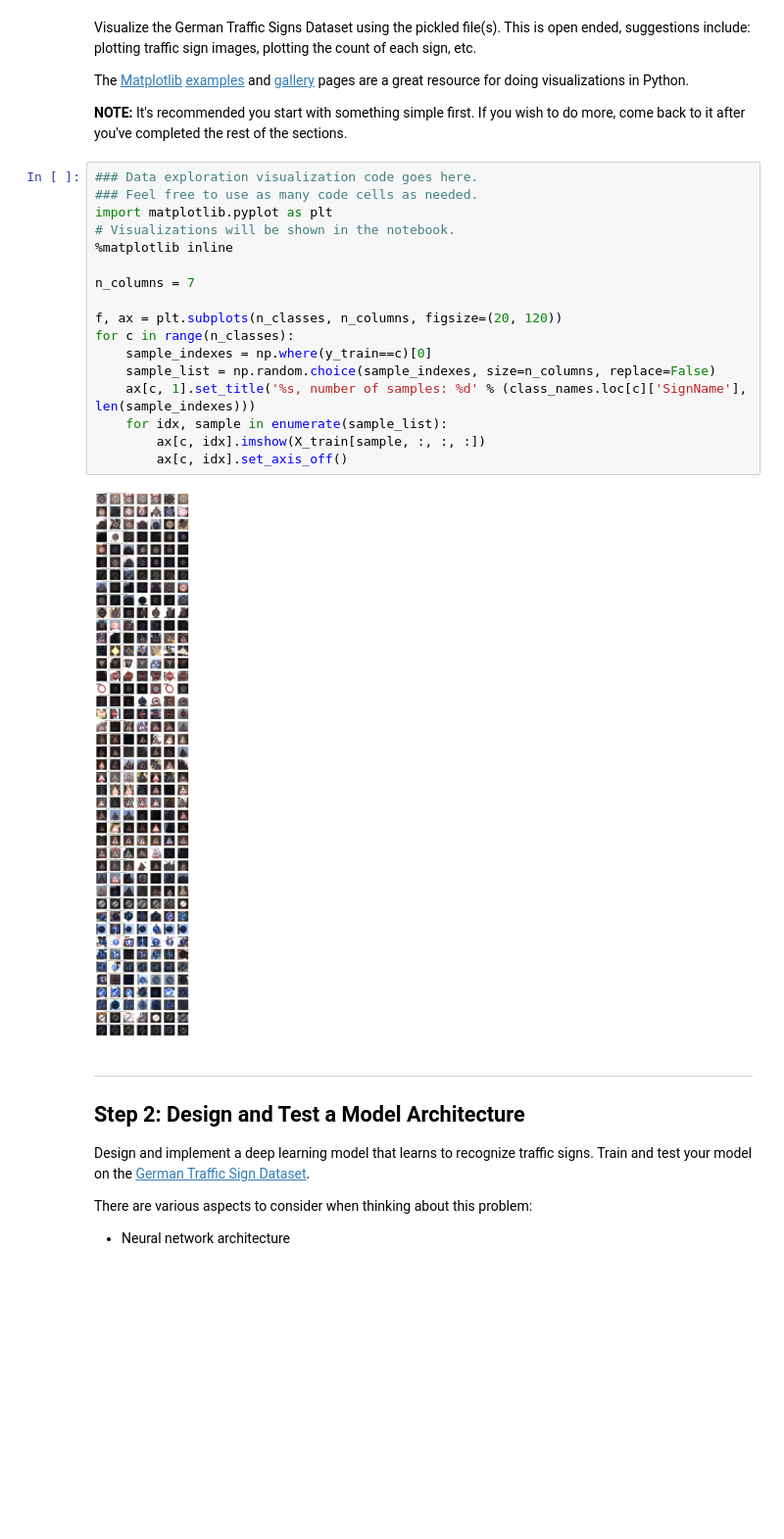
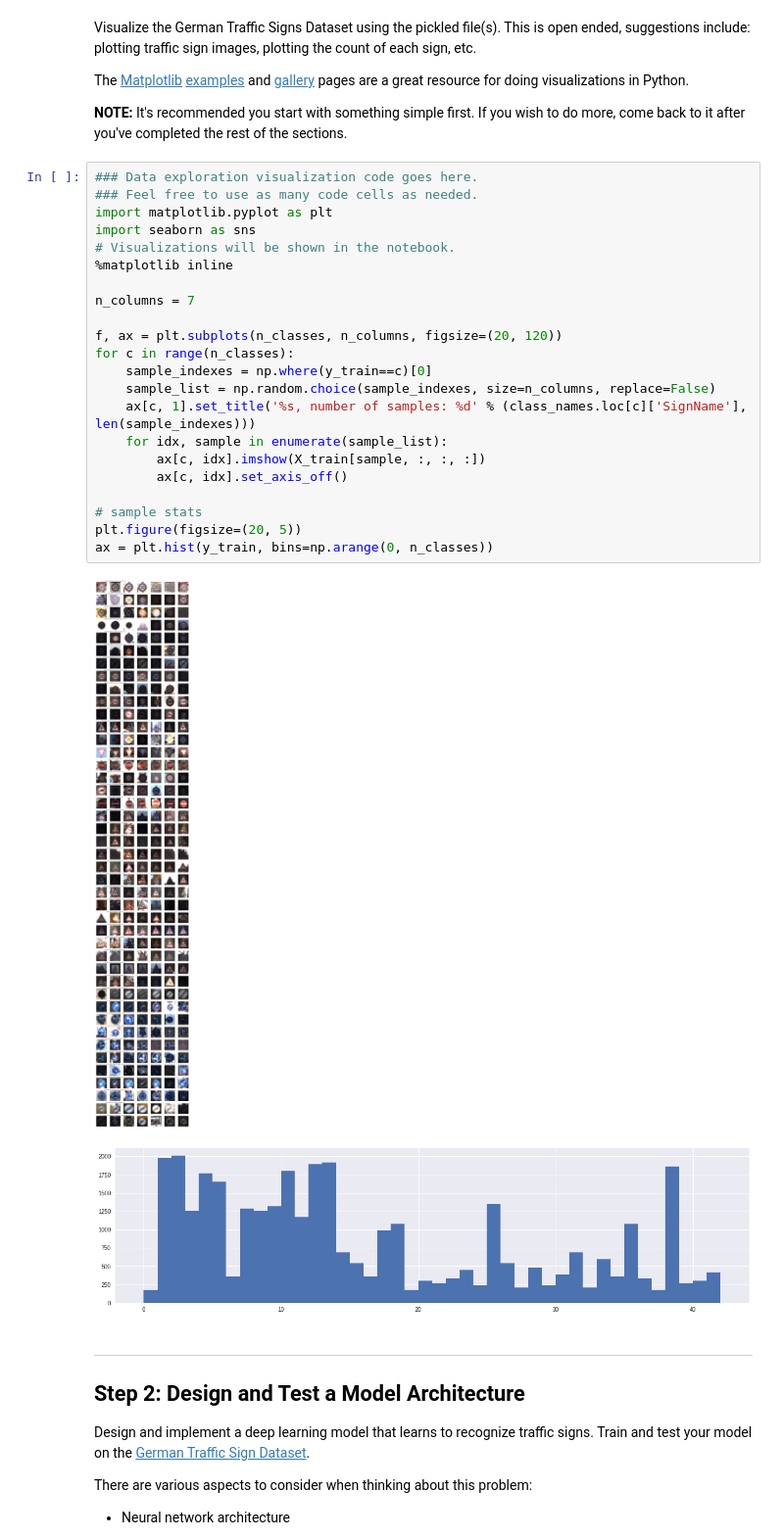
Before and after one commit to AlbertSadovnikov/CarND-Traffic-Sign-Classifier-Project, a Jupyter notebook: Traffic_Sign_Classifier.ipynb, the cells around one changed output. Shown at 98% size. Cells and saved outputs as stored; diff of their text form; blank space fills up the shorter version.

```diff
--- a/Traffic_Sign_Classifier.ipynb
+++ b/Traffic_Sign_Classifier.ipynb
@@ -95,22 +95,28 @@ The [Matplotlib](http://matplotlib.org/) [examples](http://matplotlib.org/exampl
 # %%
 ### Data exploration visualization code goes here.
 ### Feel free to use as many code cells as needed.
 import matplotlib.pyplot as plt
+import seaborn as sns
 # Visualizations will be shown in the notebook.
 %matplotlib inline
 
 n_columns = 7
 
 f, ax = plt.subplots(n_classes, n_columns, figsize=(20, 120))
 for c in range(n_classes):
     sample_indexes = np.where(y_train==c)[0]
     sample_list = np.random.choice(sample_indexes, size=n_columns, replace=False)
     ax[c, 1].set_title('%s, number of samples: %d' % (class_names.loc[c]['SignName'], len(sample_indexes)))
     for idx, sample in enumerate(sample_list):
         ax[c, idx].imshow(X_train[sample, :, :, :])
         ax[c, idx].set_axis_off()
+
+# sample stats
+plt.figure(figsize=(20, 5))
+ax = plt.hist(y_train, bins=np.arange(0, n_classes))
 # %% [output]
-[figure, old version]
+[figure, new version]
+[figure, added]
 # %% [markdown]
 ----
 
```
Also changed, not shown: parts of 12 cells of this notebook, 4 other files.
